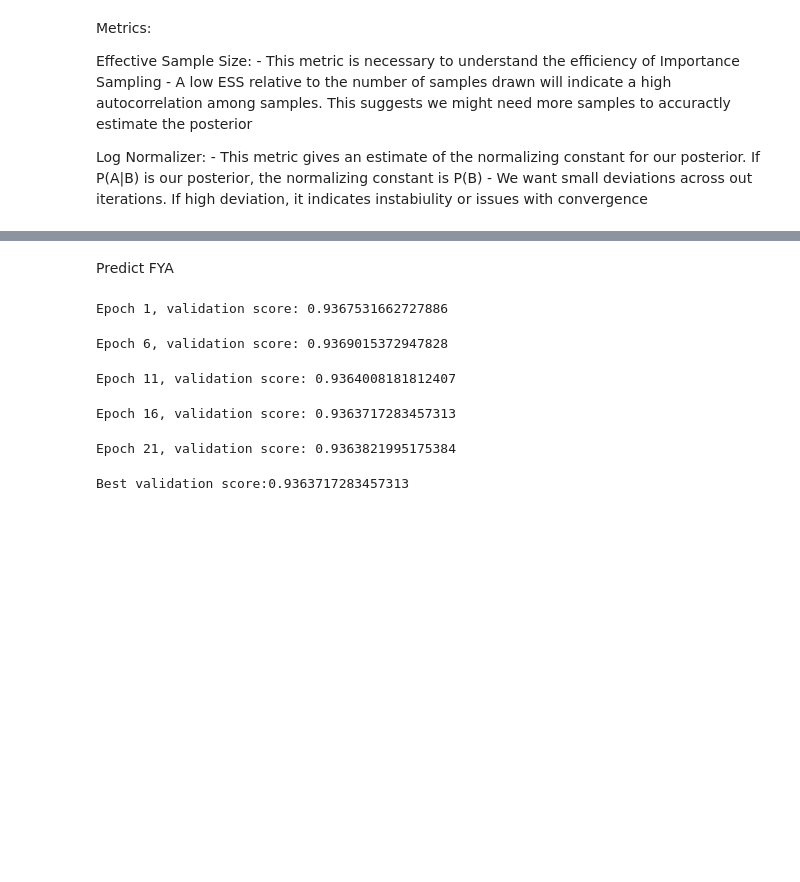
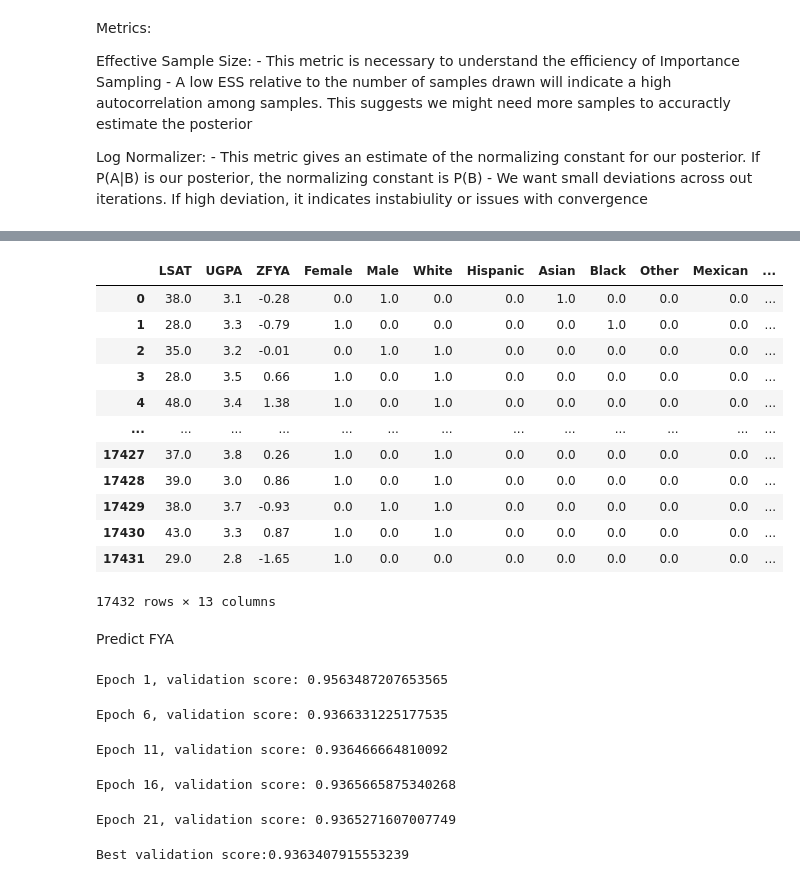
Before and after one commit to kristoffhernan/Fair-ML-Causal-Inference, a Jupyter notebook: scripts/Fair-ML.ipynb, the cells around one changed output, grey strips where cells are left out. Saved outputs shown, nothing was run; the diff lists cells and outputs as text; code cells hidden in the pictures; blank space fills up the shorter version.

```diff
--- a/scripts/Fair-ML.ipynb
+++ b/scripts/Fair-ML.ipynb
@@ -618,3 +618,21 @@ plt.show()
+# %%
+len(K_list_train)
+
+train_trans
+# %% [output]
+|  | LSAT | UGPA | ZFYA | Female | Male | White | Hispanic | Asian | Black | Other | Mexican | ... |
+| 0 | 38.0 | 3.1 | -0.28 | 0.0 | 1.0 | 0.0 | 0.0 | 1.0 | 0.0 | 0.0 | 0.0 | ... |
+| 1 | 28.0 | 3.3 | -0.79 | 1.0 | 0.0 | 0.0 | 0.0 | 0.0 | 1.0 | 0.0 | 0.0 | ... |
+| 2 | 35.0 | 3.2 | -0.01 | 0.0 | 1.0 | 1.0 | 0.0 | 0.0 | 0.0 | 0.0 | 0.0 | ... |
+| 3 | 28.0 | 3.5 | 0.66 | 1.0 | 0.0 | 1.0 | 0.0 | 0.0 | 0.0 | 0.0 | 0.0 | ... |
+| 4 | 48.0 | 3.4 | 1.38 | 1.0 | 0.0 | 1.0 | 0.0 | 0.0 | 0.0 | 0.0 | 0.0 | ... |
+| ... | ... | ... | ... | ... | ... | ... | ... | ... | ... | ... | ... | ... |
+| 17427 | 37.0 | 3.8 | 0.26 | 1.0 | 0.0 | 1.0 | 0.0 | 0.0 | 0.0 | 0.0 | 0.0 | ... |
+| 17428 | 39.0 | 3.0 | 0.86 | 1.0 | 0.0 | 1.0 | 0.0 | 0.0 | 0.0 | 0.0 | 0.0 | ... |
+| 17429 | 38.0 | 3.7 | -0.93 | 0.0 | 1.0 | 1.0 | 0.0 | 0.0 | 0.0 | 0.0 | 0.0 | ... |
+| 17430 | 43.0 | 3.3 | 0.87 | 1.0 | 0.0 | 1.0 | 0.0 | 0.0 | 0.0 | 0.0 | 0.0 | ... |
+| 17431 | 29.0 | 2.8 | -1.65 | 1.0 | 0.0 | 0.0 | 0.0 | 0.0 | 0.0 | 0.0 | 0.0 | ... |
+17432 rows × 13 columns
 # %% [markdown]
 Predict FYA
 # %%
@@ -625,14 +643,14 @@ test_U = pd.DataFrame({'K':torch.stack(K_list_test), 'ZFYA':test_tensor[:len(K_l
 # create and train model
 fairK_model = LinearRegressionModel(train_U.shape[1]-1, 1)
 # fairK_model.load_state_dict(torch.load(os.path.join(model_dir,'fairK_model.pt')))
-fairK_validation_scores, fairK_train_losses = train(fairK_model, train_U, test_U, 'fairK_model', n_epochs=25, batch_size=20)
+fairK_validation_scores, fairK_train_losses = train(fairK_model, train_U, test_U, 'fairK_model', n_epochs=20, batch_size=20)
 # %% [output]
-Epoch 1, validation score: 0.9367531662727886
+Epoch 1, validation score: 0.9563487207653565
-Epoch 6, validation score: 0.9369015372947828
+Epoch 6, validation score: 0.9366331225177535
-Epoch 11, validation score: 0.9364008181812407
+Epoch 11, validation score: 0.936466664810092
-Epoch 16, validation score: 0.9363717283457313
+Epoch 16, validation score: 0.9365665875340268
-Epoch 21, validation score: 0.9363821995175384
+Epoch 21, validation score: 0.9365271607007749
-Best validation score:0.9363717283457313
+Best validation score:0.9363407915553239
 # %%
 
 # Look at distribution of FYA on difference races and sex on train set
```
Also changed, not shown: parts of 9 cells of this notebook, 11 other files.
